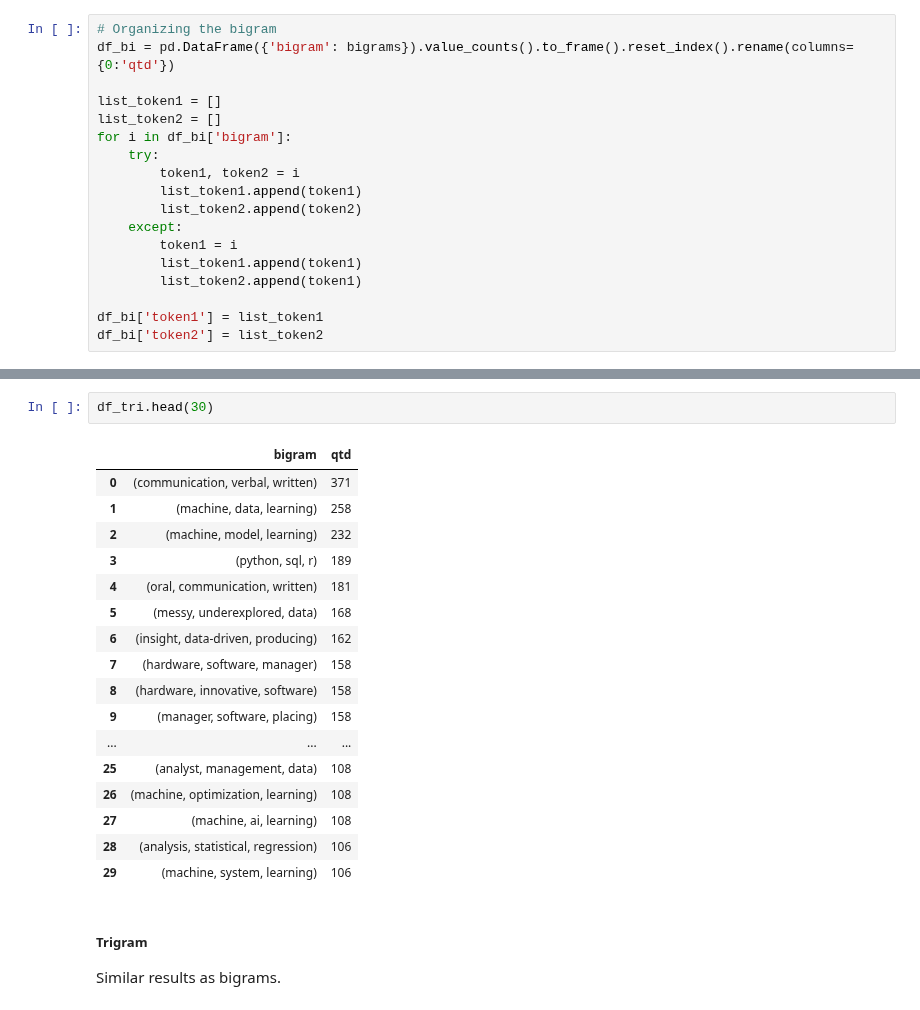
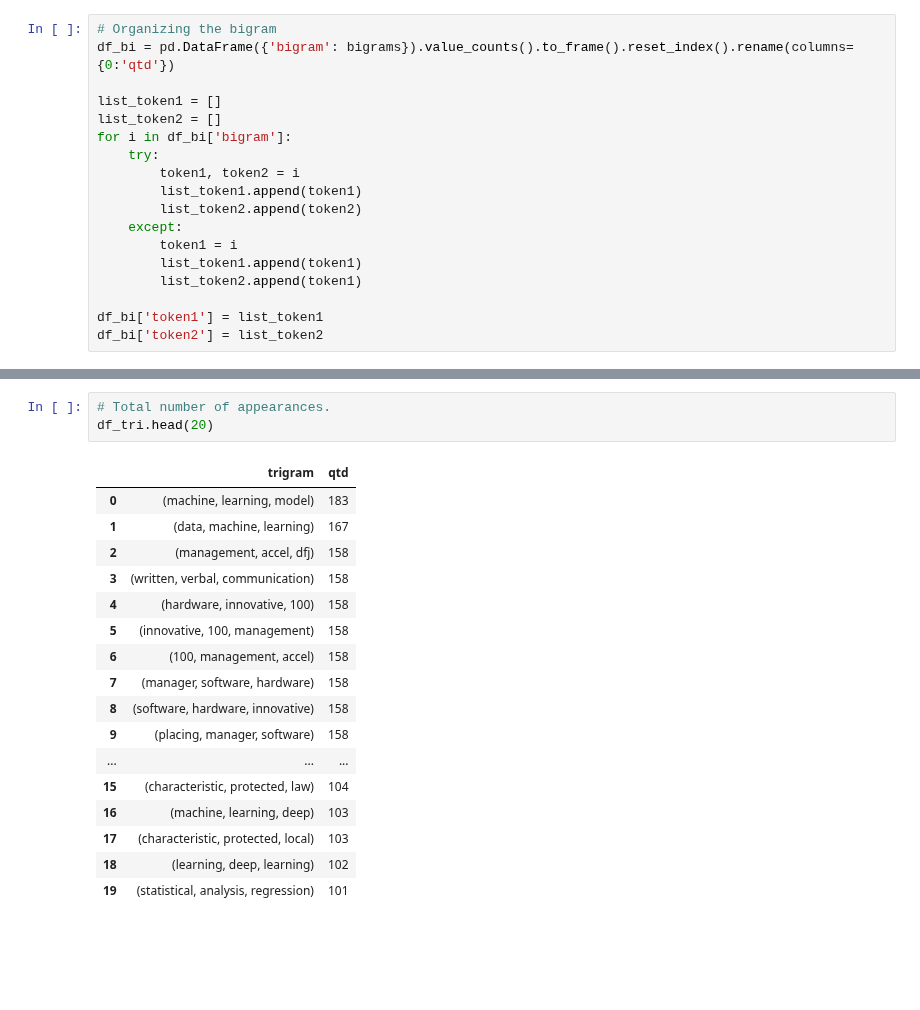
Before and after one commit to rknagao/studies, a Jupyter notebook: skills_keywords/notebook.ipynb, the cells around one changed output, grey strips where cells are left out. Drawn from its saved outputs; the diff is of its cells as text; blank space fills up the shorter version.

```diff
--- a/skills_keywords/notebook.ipynb
+++ b/skills_keywords/notebook.ipynb
@@ -509,24 +505,21 @@ df_tri.describe(percentiles=np.array(list(range(1, 10, 1)))/10).T.round(1)
-# %%
-df_tri.head(30)
-# %% [output]
-|  | bigram | qtd |
-| 0 | (communication, verbal, written) | 371 |
-| 1 | (machine, data, learning) | 258 |
-| 2 | (machine, model, learning) | 232 |
-| 3 | (python, sql, r) | 189 |
-| 4 | (oral, communication, written) | 181 |
-| 5 | (messy, underexplored, data) | 168 |
-| 6 | (insight, data-driven, producing) | 162 |
-| 7 | (hardware, software, manager) | 158 |
-| 8 | (hardware, innovative, software) | 158 |
-| 9 | (manager, software, placing) | 158 |
-| ... | ... | ... |
-| 25 | (analyst, management, data) | 108 |
-| 26 | (machine, optimization, learning) | 108 |
-| 27 | (machine, ai, learning) | 108 |
-| 28 | (analysis, statistical, regression) | 106 |
-| 29 | (machine, system, learning) | 106 |
-# %% [markdown]
-##### Trigram
-
-Similar results as bigrams.
+# %%
+# Total number of appearances.
+df_tri.head(20)
+# %% [output]
+|  | trigram | qtd |
+| 0 | (machine, learning, model) | 183 |
+| 1 | (data, machine, learning) | 167 |
+| 2 | (management, accel, dfj) | 158 |
+| 3 | (written, verbal, communication) | 158 |
+| 4 | (hardware, innovative, 100) | 158 |
+| 5 | (innovative, 100, management) | 158 |
+| 6 | (100, management, accel) | 158 |
+| 7 | (manager, software, hardware) | 158 |
+| 8 | (software, hardware, innovative) | 158 |
+| 9 | (placing, manager, software) | 158 |
+| ... | ... | ... |
+| 15 | (characteristic, protected, law) | 104 |
+| 16 | (machine, learning, deep) | 103 |
+| 17 | (characteristic, protected, local) | 103 |
+| 18 | (learning, deep, learning) | 102 |
+| 19 | (statistical, analysis, regression) | 101 |
```
Also changed, not shown: parts of 43 cells of this notebook.
